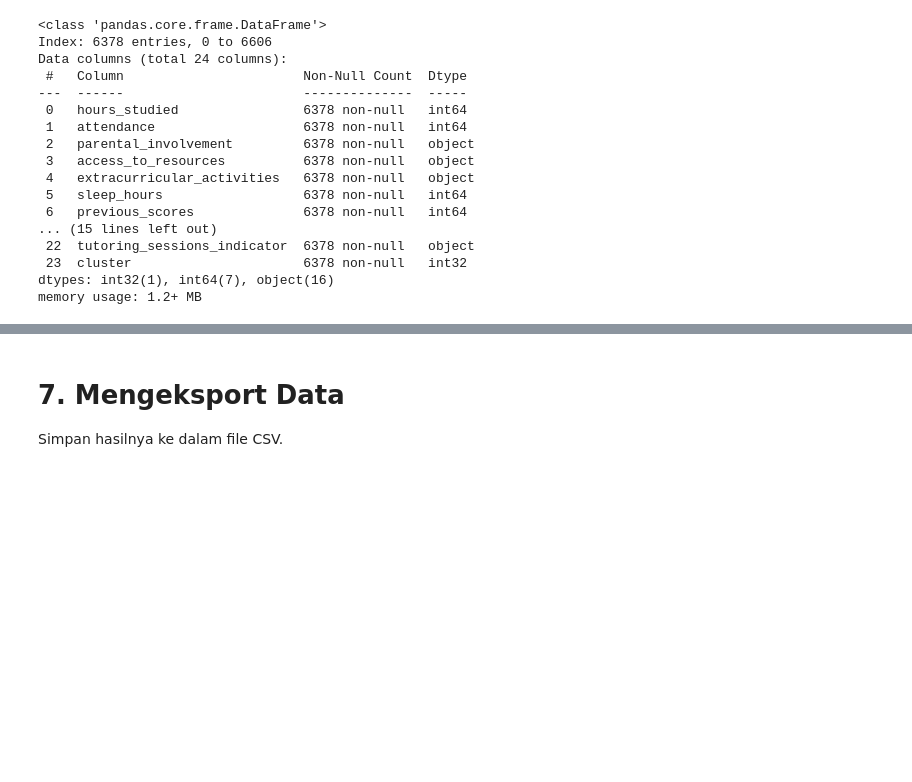
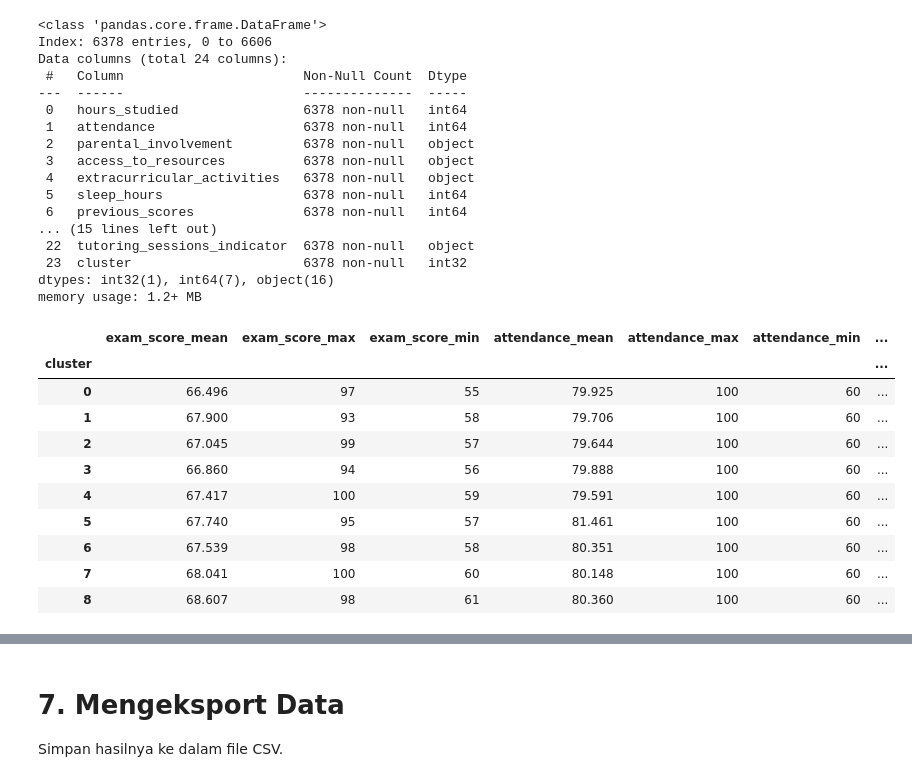
Before and after one commit to sayid-alt/student-performance-factor-analysis, a Jupyter notebook: [Clustering]_Submission_Akhir_BMLP_Sayid_Muhammad_Heykal.ipynb, the cells around one changed output, grey strips where cells are left out. Cells and saved outputs as stored; diff of their text form; code cells hidden in the pictures; blank space fills up the shorter version.

```diff
--- a/[Clustering]_Submission_Akhir_BMLP_Sayid_Muhammad_Heykal.ipynb
+++ b/[Clustering]_Submission_Akhir_BMLP_Sayid_Muhammad_Heykal.ipynb
@@ -1285,8 +1285,9 @@ kmeans_selected_cluster_mean
 | 7 | High | College |
 | 8 | High | Postgraduate |
 # %%
-df_cleaned['cluster'] = y_kmeans_selected
-df_cleaned.info()
+df_labeled = df_cleaned.copy()
+df_labeled['cluster'] = y_kmeans_selected
+df_labeled.info()
 # %% [output]
 <class 'pandas.core.frame.DataFrame'>
 Index: 6378 entries, 0 to 6606
@@ -1311,3 +1309,28 @@ cluster_analysis
+# %%
+cluster_analysis = df_labeled.groupby('cluster').agg({
+    'exam_score' : ['mean', 'max', 'min'],
+    'attendance' : ['mean', 'max', 'min'],
+    'cluster' : 'count'
+})
+
+cluster_analysis.columns = ['_'.join(col).strip() for col in cluster_analysis.columns.values]
+for col in ['exam_score_mean', 'attendance_mean']:
+  cluster_analysis[col] = cluster_analysis[col].round(3)
+
+cluster_analysis.rename(columns={'cluster_count': 'Frekuensi'}, inplace=True)
+cluster_analysis
+# %% [output]
+|  | exam_score_mean | exam_score_max | exam_score_min | attendance_mean | attendance_max | attendance_min | ... |
+| cluster |  |  |  |  |  |  | ... |
+| 0 | 66.496 | 97 | 55 | 79.925 | 100 | 60 | ... |
+| 1 | 67.900 | 93 | 58 | 79.706 | 100 | 60 | ... |
+| 2 | 67.045 | 99 | 57 | 79.644 | 100 | 60 | ... |
+| 3 | 66.860 | 94 | 56 | 79.888 | 100 | 60 | ... |
+| 4 | 67.417 | 100 | 59 | 79.591 | 100 | 60 | ... |
+| 5 | 67.740 | 95 | 57 | 81.461 | 100 | 60 | ... |
+| 6 | 67.539 | 98 | 58 | 80.351 | 100 | 60 | ... |
+| 7 | 68.041 | 100 | 60 | 80.148 | 100 | 60 | ... |
+| 8 | 68.607 | 98 | 61 | 80.360 | 100 | 60 | ... |
 # %% [markdown]
 Tulis hasil interpretasinya di sini.
 1. Cluster 0:
```
Also changed, not shown: parts of 14 cells of this notebook.
